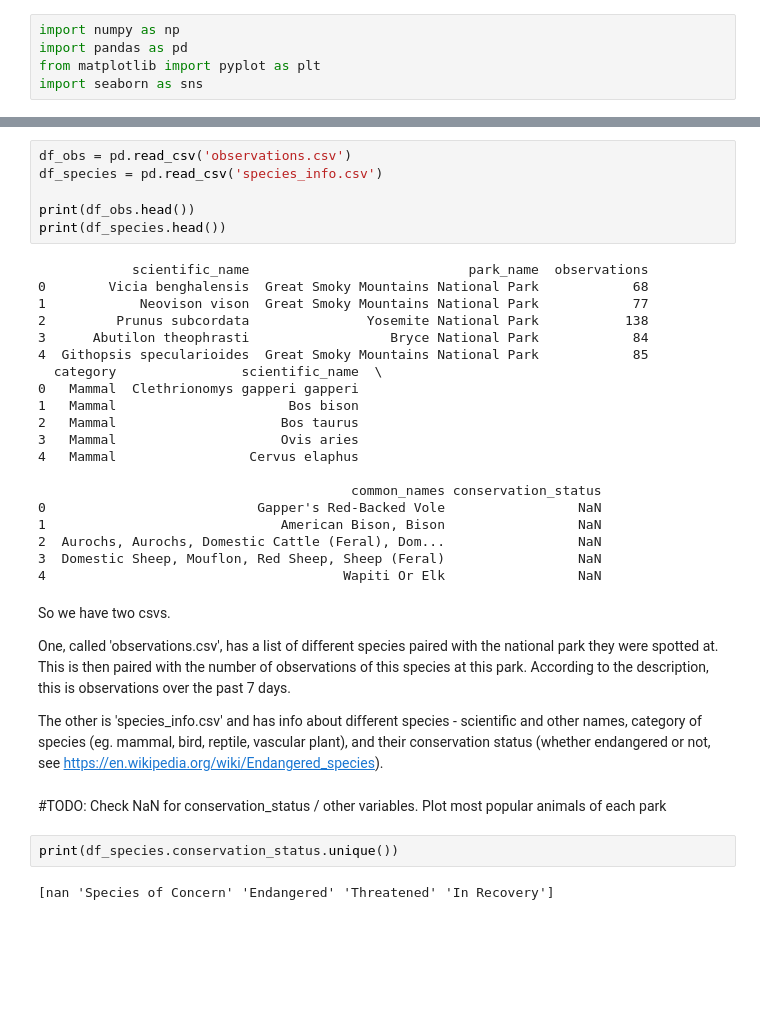
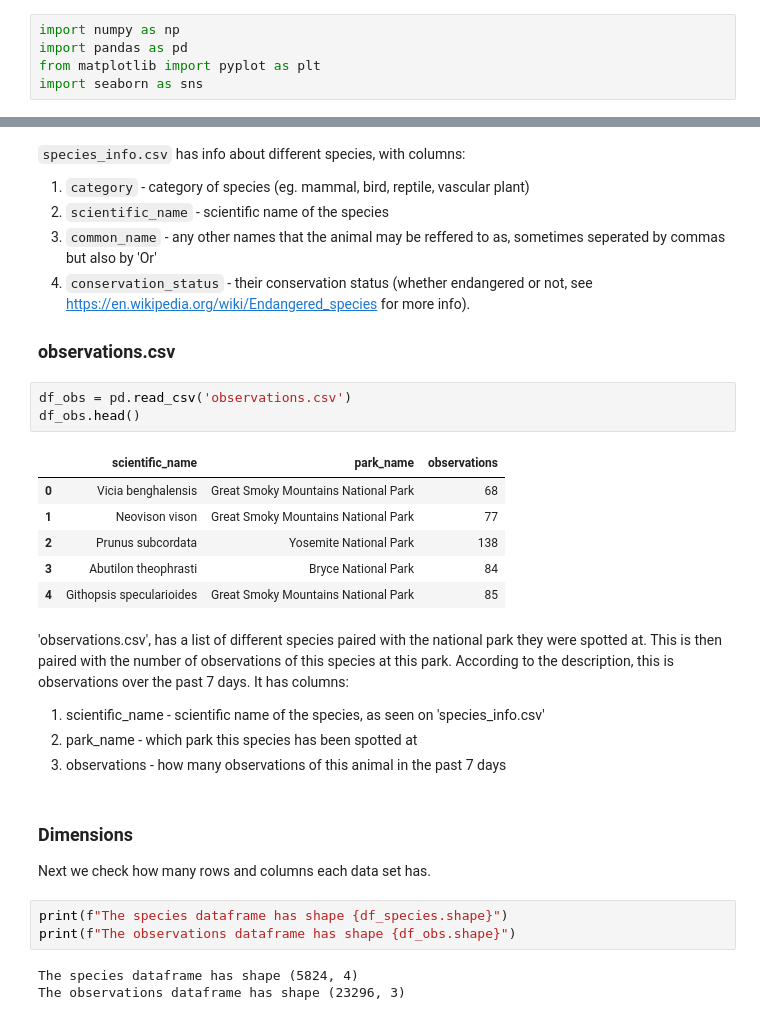
Before and after one commit to jacob-e-ryan/us-national-park-biodiversity, a Jupyter notebook: biodiversity.ipynb, the cells around one changed output, grey strips where cells are left out. Cells and saved outputs as stored; diff of their text form; blank space fills up the shorter version.

```diff
--- a/biodiversity.ipynb
+++ b/biodiversity.ipynb
@@ -62,38 +78,34 @@ Let's read our data and see what we have:
+# %% [markdown]
+`species_info.csv` has info about different species, with columns:
+1. `category` - category of species (eg. mammal, bird, reptile, vascular plant)
+1. `scientific_name` - scientific name of the species
+1. `common_name` - any other names that the animal may be reffered to as, sometimes seperated by commas but also by 'Or'
+1. `conservation_status` - their conservation status (whether endangered or not, see https://en.wikipedia.org/wiki/Endangered_species for more info).
+
+### observations.csv
 # %%
 df_obs = pd.read_csv('observations.csv')
-df_species = pd.read_csv('species_info.csv')
-
-print(df_obs.head())
-print(df_species.head())
+df_obs.head()
 # %% [output]
-            scientific_name                            park_name  observations
-0        Vicia benghalensis  Great Smoky Mountains National Park            68
-1            Neovison vison  Great Smoky Mountains National Park            77
-2         Prunus subcordata               Yosemite National Park           138
-3      Abutilon theophrasti                  Bryce National Park            84
-4  Githopsis specularioides  Great Smoky Mountains National Park            85
-  category                scientific_name  \
-0   Mammal  Clethrionomys gapperi gapperi
-1   Mammal                      Bos bison
-2   Mammal                     Bos taurus
-3   Mammal                     Ovis aries
-4   Mammal                 Cervus elaphus
-
-                                        common_names conservation_status
-0                           Gapper's Red-Backed Vole                 NaN
-1                              American Bison, Bison                 NaN
-2  Aurochs, Aurochs, Domestic Cattle (Feral), Dom...                 NaN
-3  Domestic Sheep, Mouflon, Red Sheep, Sheep (Feral)                 NaN
-4                                      Wapiti Or Elk                 NaN
+|  | scientific_name | park_name | observations |
+| 0 | Vicia benghalensis | Great Smoky Mountains National Park | 68 |
+| 1 | Neovison vison | Great Smoky Mountains National Park | 77 |
+| 2 | Prunus subcordata | Yosemite National Park | 138 |
+| 3 | Abutilon theophrasti | Bryce National Park | 84 |
+| 4 | Githopsis specularioides | Great Smoky Mountains National Park | 85 |
 # %% [markdown]
-So we have two csvs.
+'observations.csv', has a list of different species paired with the national park they were spotted at. This is then paired with the number of observations of this species at this park. According to the description, this is observations over the past 7 days. It has columns:
 
-One, called 'observations.csv', has a list of different species paired with the national park they were spotted at. This is then paired with the number of observations of this species at this park. According to the description, this is observations over the past 7 days.
-
-The other is 'species_info.csv' and has info about different species - scientific and other names, category of species (eg. mammal, bird, reptile, vascular plant), and their conservation status (whether endangered or not, see https://en.wikipedia.org/wiki/Endangered_species).
+1. scientific_name - scientific name of the species, as seen on 'species_info.csv'
+1. park_name - which park this species has been spotted at
+1. observations - how many observations of this animal in the past 7 days
-# %% [markdown]
-#TODO: Check NaN for conservation_status / other variables. Plot most popular animals of each park
-# %%
-print(df_species.conservation_status.unique())
-# %% [output]
-[nan 'Species of Concern' 'Endangered' 'Threatened' 'In Recovery']
+# %% [markdown]
+### Dimensions
+
+Next we check how many rows and columns each data set has.
+# %%
+print(f"The species dataframe has shape {df_species.shape}")
+print(f"The observations dataframe has shape {df_obs.shape}")
+# %% [output]
+The species dataframe has shape (5824, 4)
+The observations dataframe has shape (23296, 3)
```
Also changed, not shown: parts of 31 cells of this notebook.
